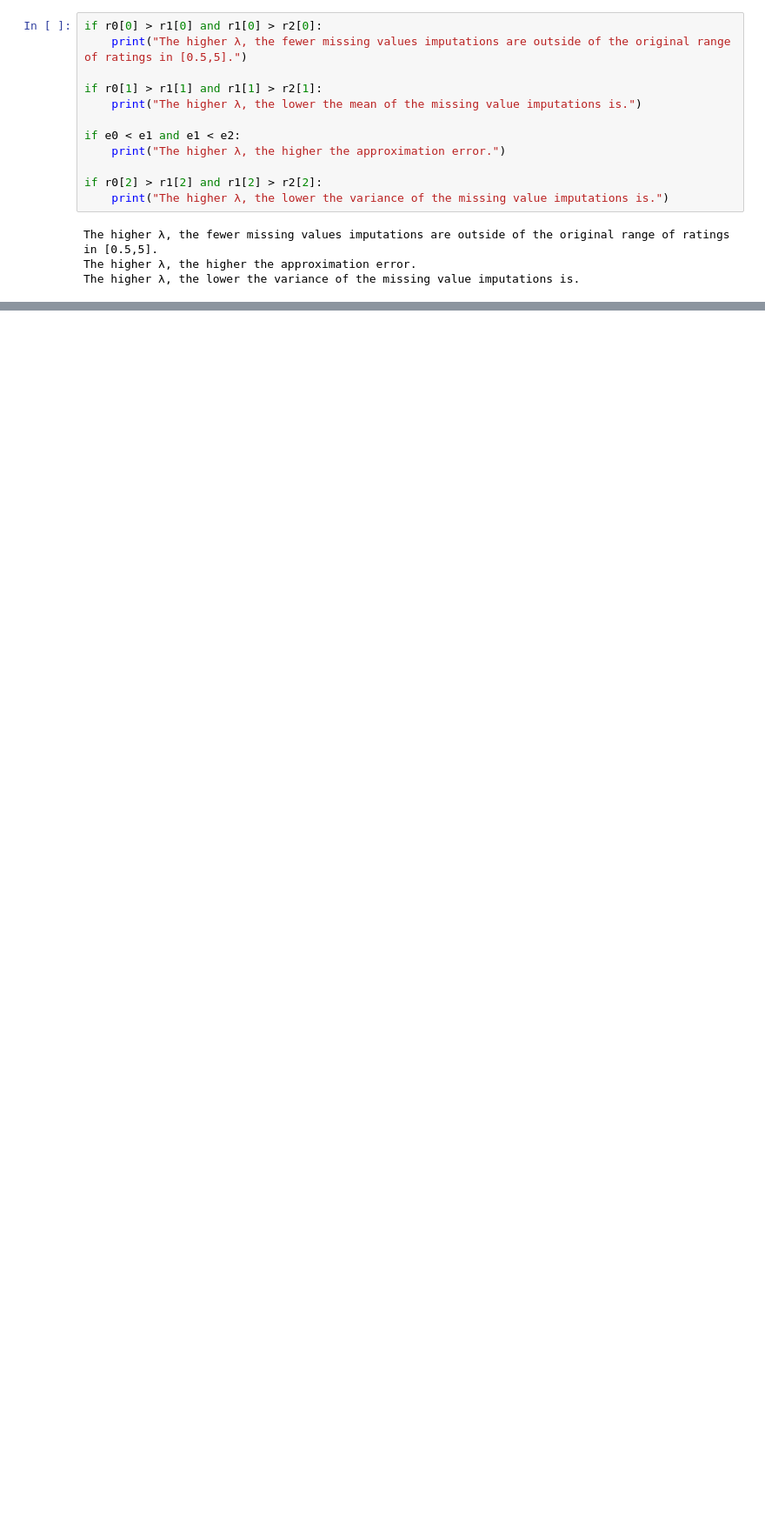
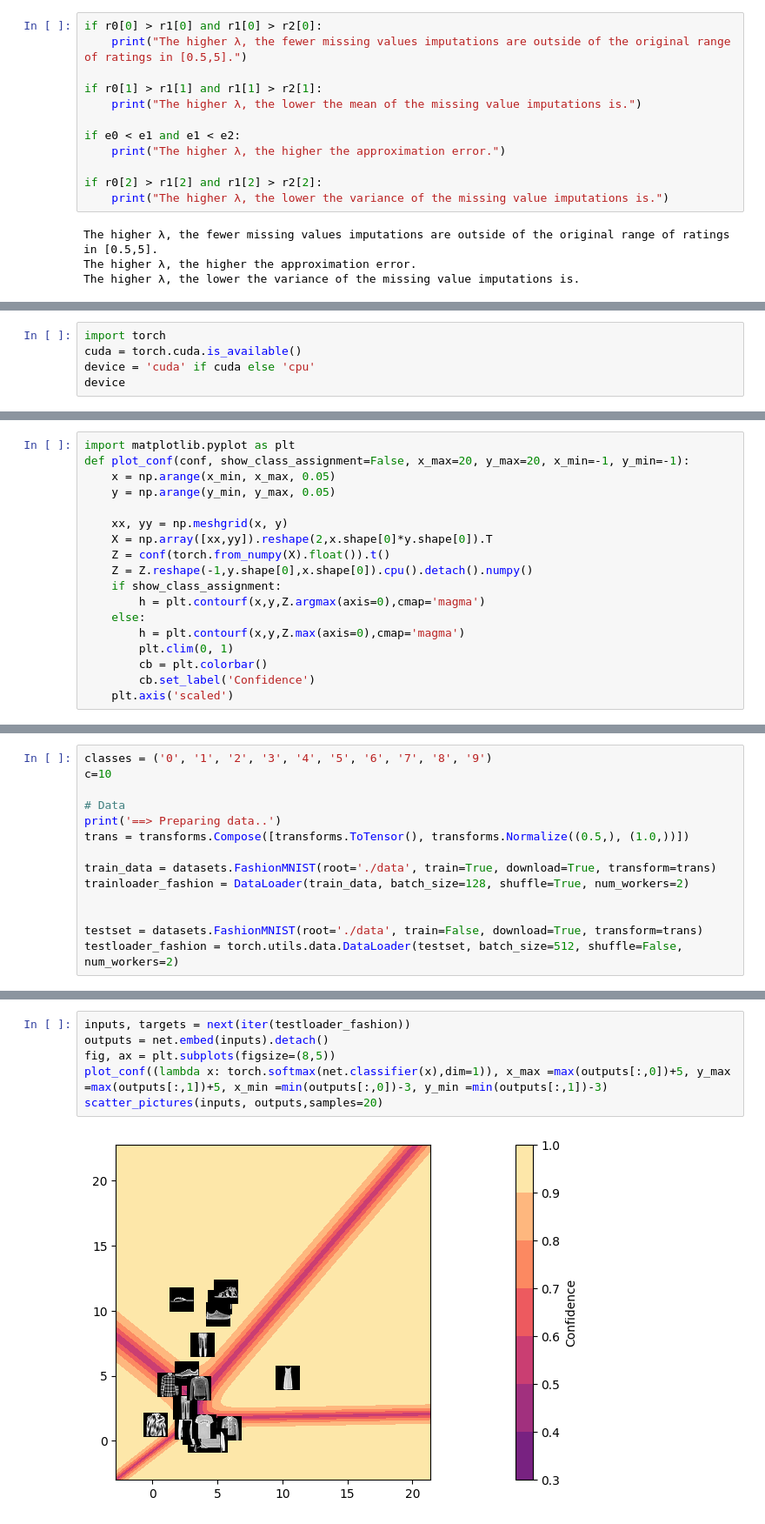
Before and after one commit to driverag22/dataMining-MachLearningAssignments, a Jupyter notebook: HW2/HW2.ipynb, the cells around one changed output, grey strips where cells are left out. Shown: that part at 87% size. Drawn from its saved outputs; the diff is of its cells as text; blank space fills up the shorter version.

```diff
--- a/HW2/HW2.ipynb
+++ b/HW2/HW2.ipynb
@@ -555,0 +558,5 @@ The higher λ, the lower the variance of the missing value imputations is.
+# %%
+import torch
+cuda = torch.cuda.is_available()
+device = 'cuda' if cuda else 'cpu'
+device
@@ -555,0 +754,18 @@ The higher λ, the lower the variance of the missing value imputations is.
+# %%
+import matplotlib.pyplot as plt
+def plot_conf(conf, show_class_assignment=False, x_max=20, y_max=20, x_min=-1, y_min=-1):
+    x = np.arange(x_min, x_max, 0.05)
+    y = np.arange(y_min, y_max, 0.05)
+
+    xx, yy = np.meshgrid(x, y)
+    X = np.array([xx,yy]).reshape(2,x.shape[0]*y.shape[0]).T
+    Z = conf(torch.from_numpy(X).float()).t()
+    Z = Z.reshape(-1,y.shape[0],x.shape[0]).cpu().detach().numpy()
+    if show_class_assignment:
+        h = plt.contourf(x,y,Z.argmax(axis=0),cmap='magma')
+    else:
+        h = plt.contourf(x,y,Z.max(axis=0),cmap='magma')
+        plt.clim(0, 1)
+        cb = plt.colorbar()
+        cb.set_label('Confidence')
+    plt.axis('scaled')
@@ -555,0 +774,14 @@ The higher λ, the lower the variance of the missing value imputations is.
+# %%
+classes = ('0', '1', '2', '3', '4', '5', '6', '7', '8', '9')
+c=10
+
+# Data
+print('==> Preparing data..')
+trans = transforms.Compose([transforms.ToTensor(), transforms.Normalize((0.5,), (1.0,))])
+
+train_data = datasets.FashionMNIST(root='./data', train=True, download=True, transform=trans)
+trainloader_fashion = DataLoader(train_data, batch_size=128, shuffle=True, num_workers=2)
+
+
+testset = datasets.FashionMNIST(root='./data', train=False, download=True, transform=trans)
+testloader_fashion = torch.utils.data.DataLoader(testset, batch_size=512, shuffle=False, num_workers=2)
@@ -555,0 +790,8 @@ The higher λ, the lower the variance of the missing value imputations is.
+# %%
+inputs, targets = next(iter(testloader_fashion))
+outputs = net.embed(inputs).detach()
+fig, ax = plt.subplots(figsize=(8,5))
+plot_conf((lambda x: torch.softmax(net.classifier(x),dim=1)), x_max =max(outputs[:,0])+5, y_max =max(outputs[:,1])+5, x_min =min(outputs[:,0])-3, y_min =min(outputs[:,1])-3)
+scatter_pictures(inputs, outputs,samples=20)
+# %% [output]
+[figure, added]
```
Also changed, not shown: parts of 22 cells of this notebook.
